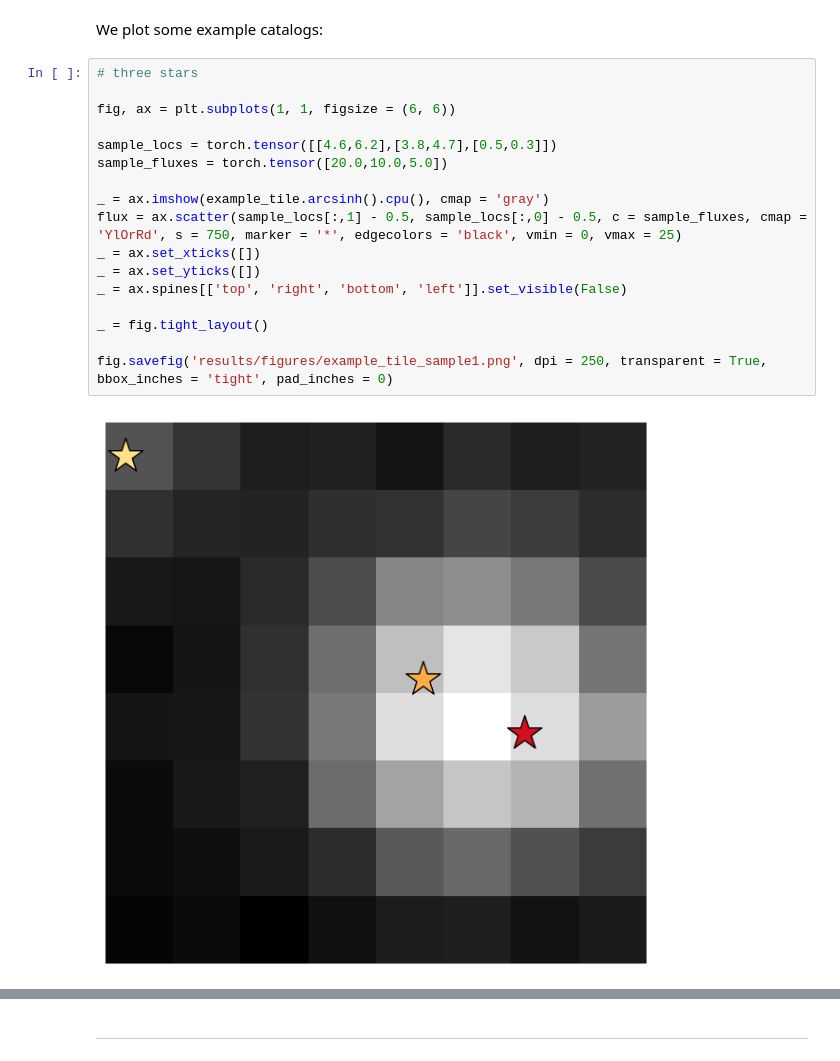
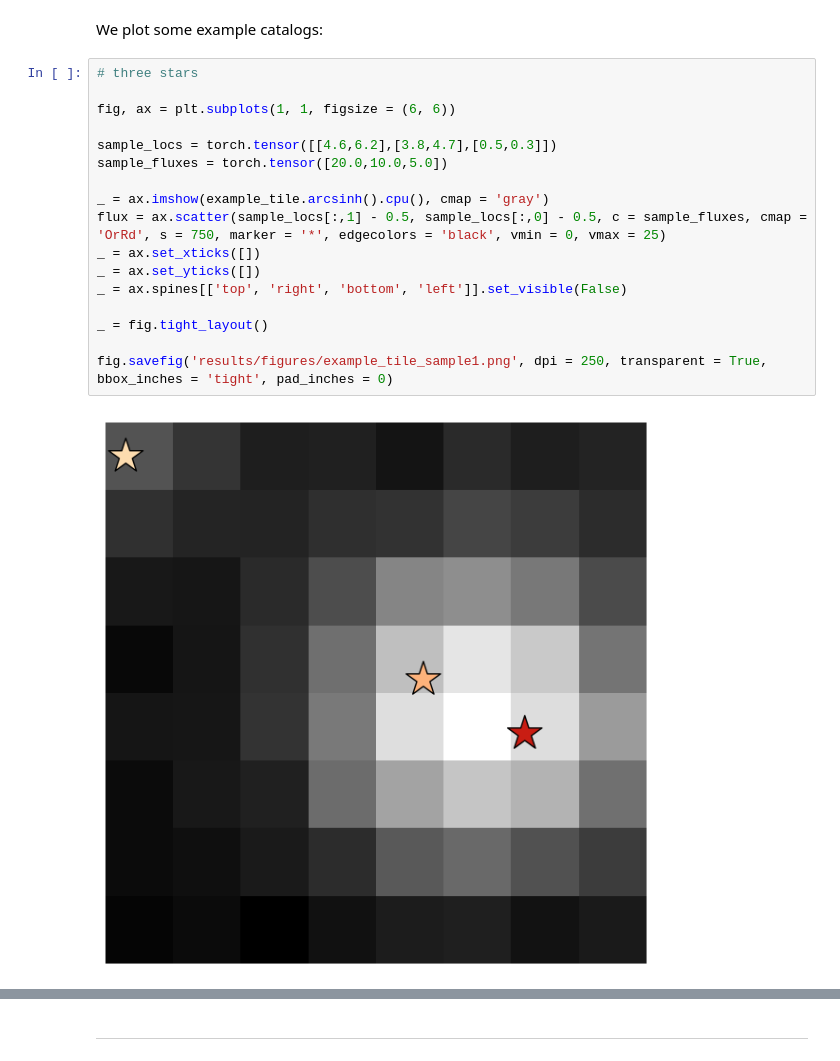
Before and after one commit to timwhite0/smcdet, a Jupyter notebook: experiments/manuscript/m71_manyimages/m71.ipynb, the cells around one changed output, grey strips where cells are left out. Drawn from its saved outputs; the diff is of its cells as text.

Commit message:
Update figures in M71 preprocessing notebook (cont.)

```diff
--- a/experiments/manuscript/m71_manyimages/m71.ipynb
+++ b/experiments/manuscript/m71_manyimages/m71.ipynb
@@ -460,20 +460,20 @@ We plot some example catalogs:
 # %%
 # three stars
 
 fig, ax = plt.subplots(1, 1, figsize = (6, 6))
 
 sample_locs = torch.tensor([[4.6,6.2],[3.8,4.7],[0.5,0.3]])
 sample_fluxes = torch.tensor([20.0,10.0,5.0])
 
 _ = ax.imshow(example_tile.arcsinh().cpu(), cmap = 'gray')
-flux = ax.scatter(sample_locs[:,1] - 0.5, sample_locs[:,0] - 0.5, c = sample_fluxes, cmap = 'YlOrRd', s = 750, marker = '*', edgecolors = 'black', vmin = 0, vmax = 25)
+flux = ax.scatter(sample_locs[:,1] - 0.5, sample_locs[:,0] - 0.5, c = sample_fluxes, cmap = 'OrRd', s = 750, marker = '*', edgecolors = 'black', vmin = 0, vmax = 25)
 _ = ax.set_xticks([])
 _ = ax.set_yticks([])
 _ = ax.spines[['top', 'right', 'bottom', 'left']].set_visible(False)
 
 _ = fig.tight_layout()
 
 fig.savefig('results/figures/example_tile_sample1.png', dpi = 250, transparent = True, bbox_inches = 'tight', pad_inches = 0)
 # %% [output]
-[figure, old version]
+[figure, new version]
 # %%
```
Also changed, not shown: parts of 7 cells of this notebook.
